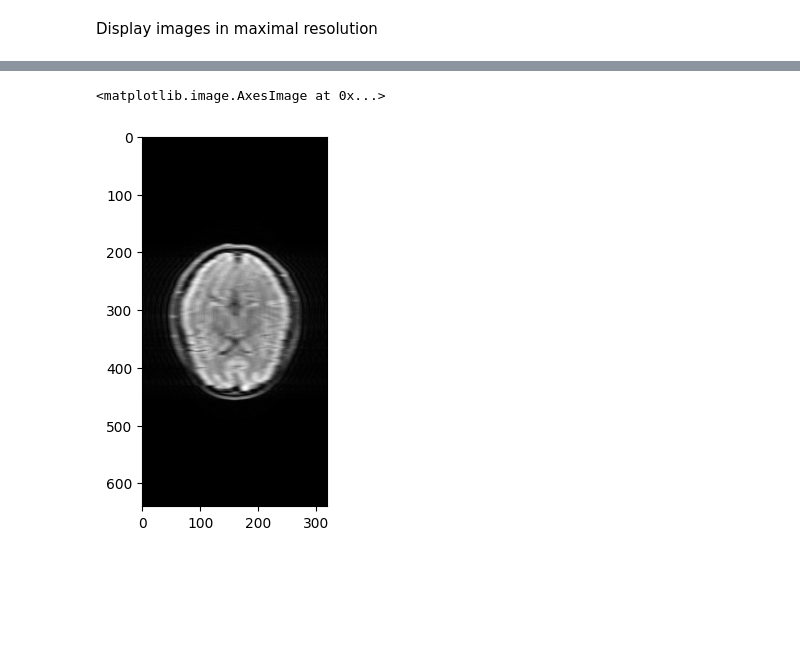
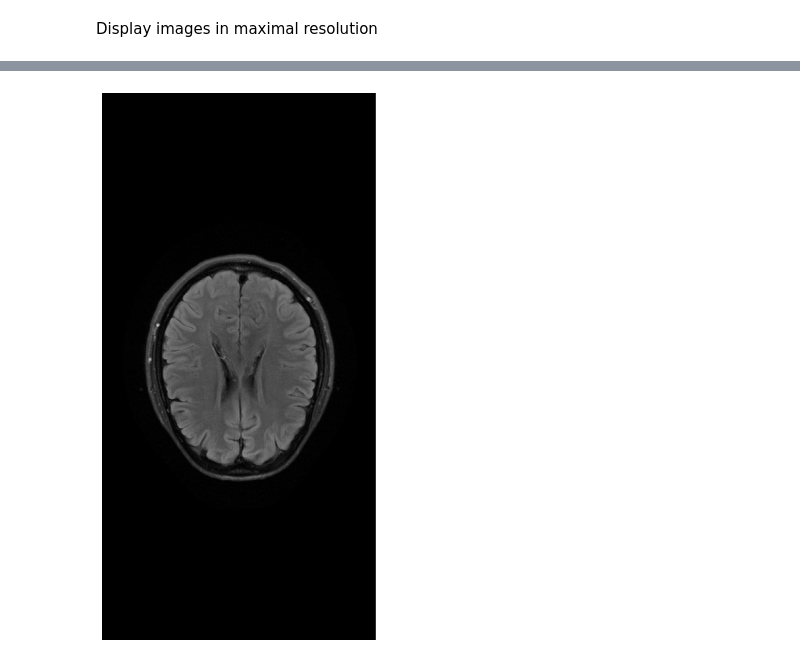
Before and after one commit to andreas00e/mri-inr, a Jupyter notebook: explore.ipynb, the cells around one changed output, grey strips where cells are left out. Saved outputs shown, nothing was run; the diff lists cells and outputs as text; code cells hidden in the pictures; blank space fills up the shorter version.

```diff
--- a/explore.ipynb
+++ b/explore.ipynb
@@ -84,5 +153,4 @@ plt.imshow(vol_image_abs[0], cmap='gray')
-# %%
-plt.imshow(vol_image_abs_undersampled[0], cmap='gray')
-# %% [output]
-<matplotlib.image.AxesImage at 0x...>
-[figure, removed]
+# %%
+show_slices(vol_image_abs, [3])
+# %% [output]
+[figure, added]
```
Also changed, not shown: parts of 12 cells of this notebook.
